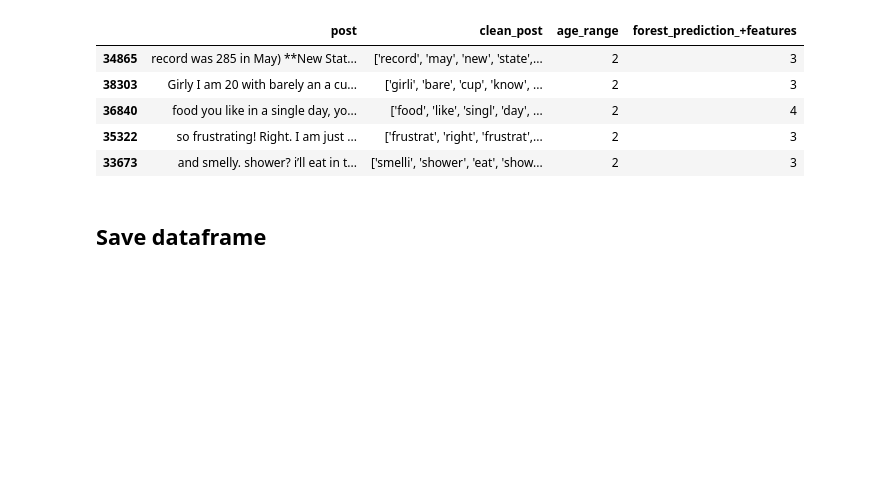
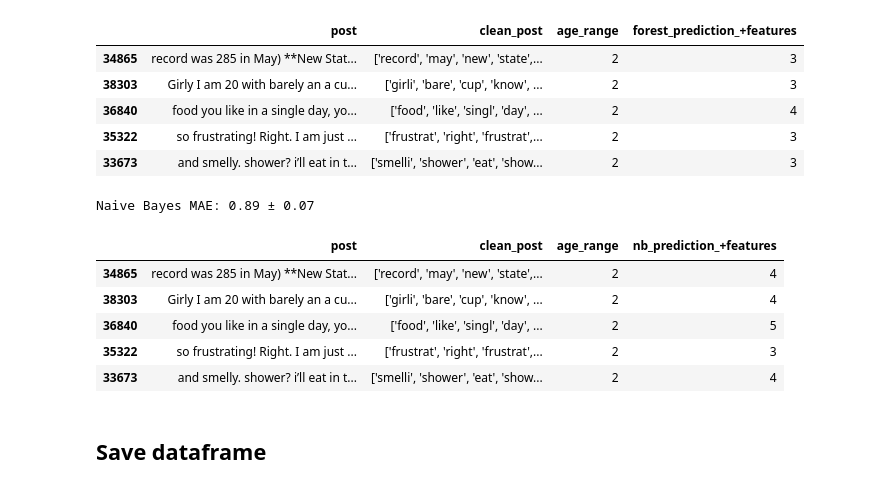
Before and after one commit to zitagodrie/Language-and-AI, a Jupyter notebook: training.ipynb, the cells around one changed output. Saved outputs shown, nothing was run; the diff lists cells and outputs as text; code cells hidden in the pictures; blank space fills up the shorter version.

```diff
--- a/training.ipynb
+++ b/training.ipynb
@@ -157,6 +196,23 @@ def random_forest_pipeline():
 
     return pipeline
 
+def naive_bayes_pipeline():
+    # Define the column transformer
+    preprocessor = ColumnTransformer(
+        transformers=[
+            ('text', CountVectorizer(max_features=15000), 'post'),
+            ('num', MinMaxScaler(), ['num_characters', 'num_special_symbols', 'num_emojis'])
+        ]
+    )
+
+    # Create the pipeline
+    pipeline = Pipeline([
+        ('preprocessor', preprocessor),
+        ('nb', MultinomialNB())
+    ])
+
+    return pipeline
+
 # Perform 5-fold cross-validation
 kf = KFold(n_splits=5, shuffle=True, random_state=42)
 # %%
@@ -221,6 +277,37 @@ df[['post', 'clean_post', 'age_range', 'forest_prediction_+features']].head()
 | 36840 | food you like in a single day, yo... | ['food', 'like', 'singl', 'day', ... | 2 | 4 |
 | 35322 | so frustrating! Right. I am just ... | ['frustrat', 'right', 'frustrat',... | 2 | 3 |
 | 33673 | and smelly. shower? i’ll eat in t... | ['smelli', 'shower', 'eat', 'show... | 2 | 3 |
+# %%
+# MAE Naive Bayes
+nb_pipeline = naive_bayes_pipeline()
+score = cross_val_score(nb_pipeline, X, y, scoring='neg_mean_absolute_error', cv=kf)
+print(f"Naive Bayes MAE: {-score.mean():.2f} ± {score.std():.2f}")
+# %% [output]
+Naive Bayes MAE: 0.89 ± 0.07
+# %%
+# Training Naive Bayes
+all_predictions = []
+
+for train_index, test_index in tqdm(kf.split(X), desc="Cross-validating Naive Bayes"):
+    X_train, X_test = X.iloc[train_index], X.iloc[test_index]
+    y_train, y_test = y.iloc[train_index], y.iloc[test_index]
+
+    nb_pipeline.fit(X_train, y_train)
+    predictions = nb_pipeline.predict(X_test)
+    all_predictions.extend(predictions)
+
+all_predictions = [int(pred) for pred in all_predictions]
+# %%
+# Store results in a DataFrame
+df['nb_prediction_+features'] = all_predictions
+df[['post', 'clean_post', 'age_range', 'nb_prediction_+features']].head()
+# %% [output]
+|  | post | clean_post | age_range | nb_prediction_+features |
+| 34865 | record was 285 in May) **New Stat... | ['record', 'may', 'new', 'state',... | 2 | 4 |
+| 38303 | Girly I am 20 with barely an a cu... | ['girli', 'bare', 'cup', 'know', ... | 2 | 4 |
+| 36840 | food you like in a single day, yo... | ['food', 'like', 'singl', 'day', ... | 2 | 5 |
+| 35322 | so frustrating! Right. I am just ... | ['frustrat', 'right', 'frustrat',... | 2 | 3 |
+| 33673 | and smelly. shower? i’ll eat in t... | ['smelli', 'shower', 'eat', 'show... | 2 | 4 |
 # %% [markdown]
 ## Save dataframe
 # %%
```
Also changed, not shown: parts of 7 cells of this notebook, 1 other file.
